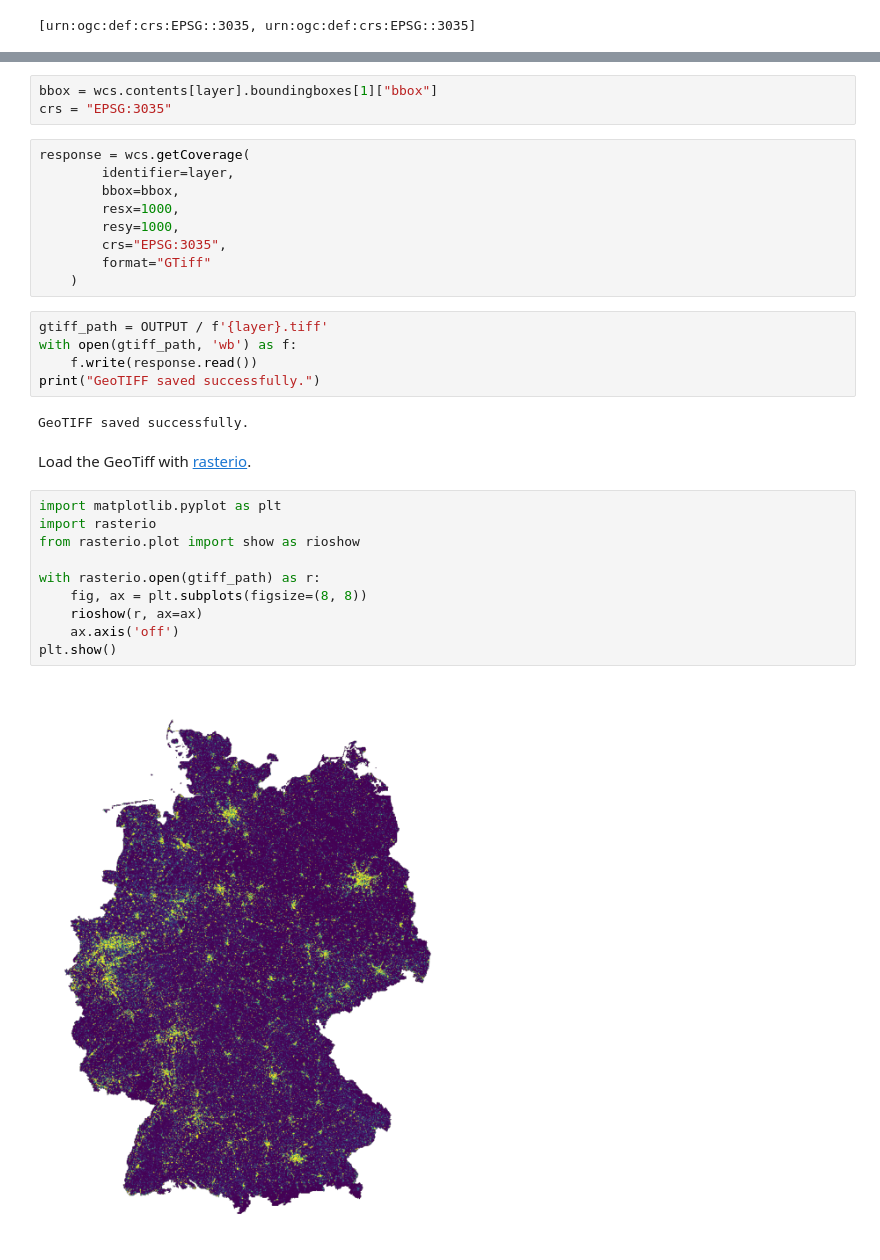
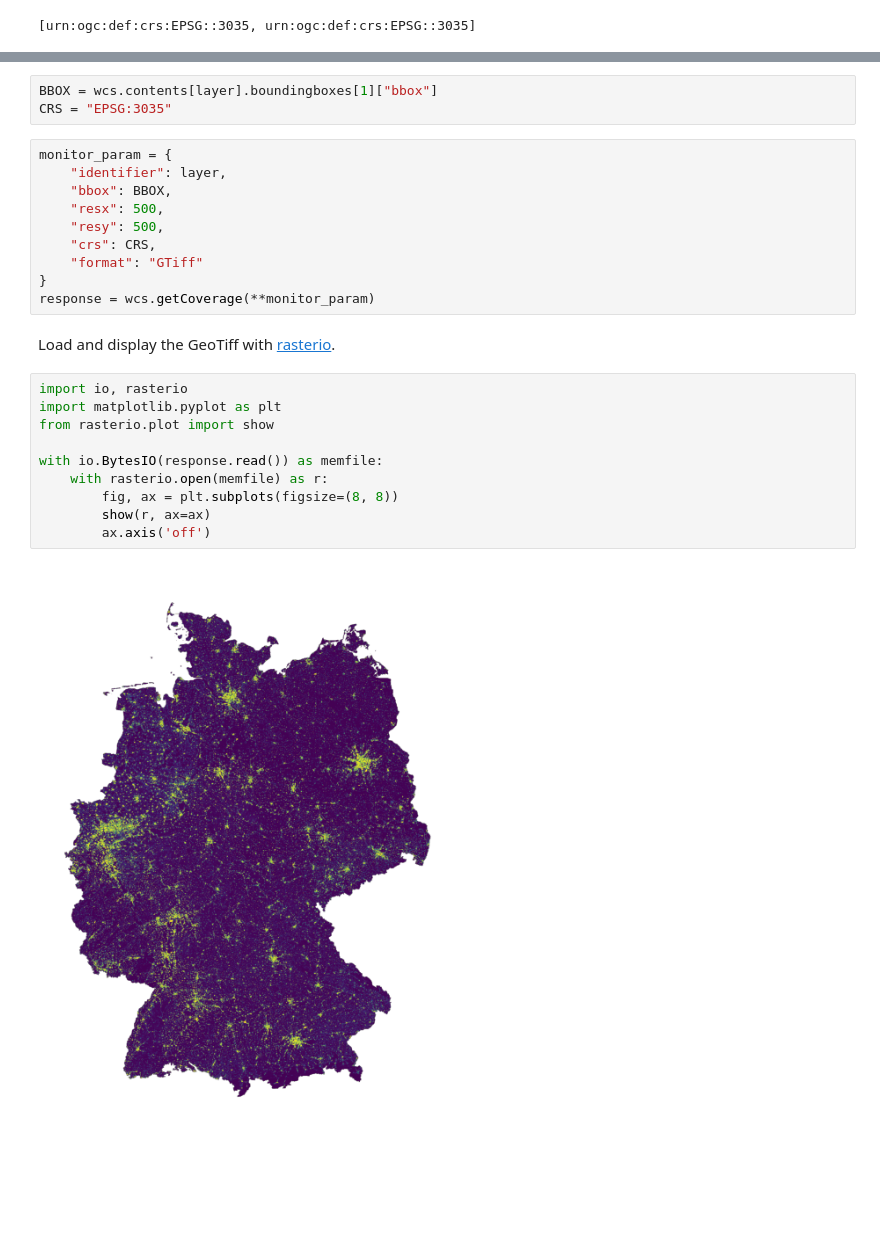
Before and after one commit to ioer-dresden/jupyter-book-nfdi4biodiversity, a Jupyter notebook: notebooks/202_data_retrieval.ipynb, the cells around one changed output, grey strips where cells are left out. Drawn from its saved outputs; the diff is of its cells as text; blank space fills up the shorter version.

```diff
--- a/notebooks/202_data_retrieval.ipynb
+++ b/notebooks/202_data_retrieval.ipynb
@@ -670,33 +736,27 @@ Based on this information, we can query the raster data for the State of Saxony
 # %%
-bbox = wcs.contents[layer].boundingboxes[1]["bbox"]
-crs = "EPSG:3035"
+BBOX = wcs.contents[layer].boundingboxes[1]["bbox"]
+CRS = "EPSG:3035"
 # %%
-response = wcs.getCoverage(
-        identifier=layer,
-        bbox=bbox,
-        resx=1000,
-        resy=1000,
-        crs="EPSG:3035",
-        format="GTiff"
-    )
+monitor_param = {
+    "identifier": layer,
+    "bbox": BBOX,
+    "resx": 500,
+    "resy": 500,
+    "crs": CRS,
+    "format": "GTiff"
+}
+response = wcs.getCoverage(**monitor_param)
-# %%
-gtiff_path = OUTPUT / f'{layer}.tiff'
-with open(gtiff_path, 'wb') as f:
-    f.write(response.read())
-print("GeoTIFF saved successfully.")
-# %% [output]
-GeoTIFF saved successfully.
 # %% [markdown]
-Load the GeoTiff with [rasterio](https://rasterio.readthedocs.io/en/stable/).
+Load and display the GeoTiff with [rasterio](https://rasterio.readthedocs.io/en/stable/).
-# %%
-import matplotlib.pyplot as plt
-import rasterio
-from rasterio.plot import show as rioshow
-
-with rasterio.open(gtiff_path) as r:
-    fig, ax = plt.subplots(figsize=(8, 8))
-    rioshow(r, ax=ax)
-    ax.axis('off')
-plt.show()
-# %% [output]
-[figure, removed]
+# %%
+import io, rasterio
+import matplotlib.pyplot as plt
+from rasterio.plot import show
+
+with io.BytesIO(response.read()) as memfile:
+    with rasterio.open(memfile) as r:
+        fig, ax = plt.subplots(figsize=(8, 8))
+        show(r, ax=ax)
+        ax.axis('off')
+# %% [output]
+[figure, added]
```
Also changed, not shown: parts of 22 cells of this notebook.
